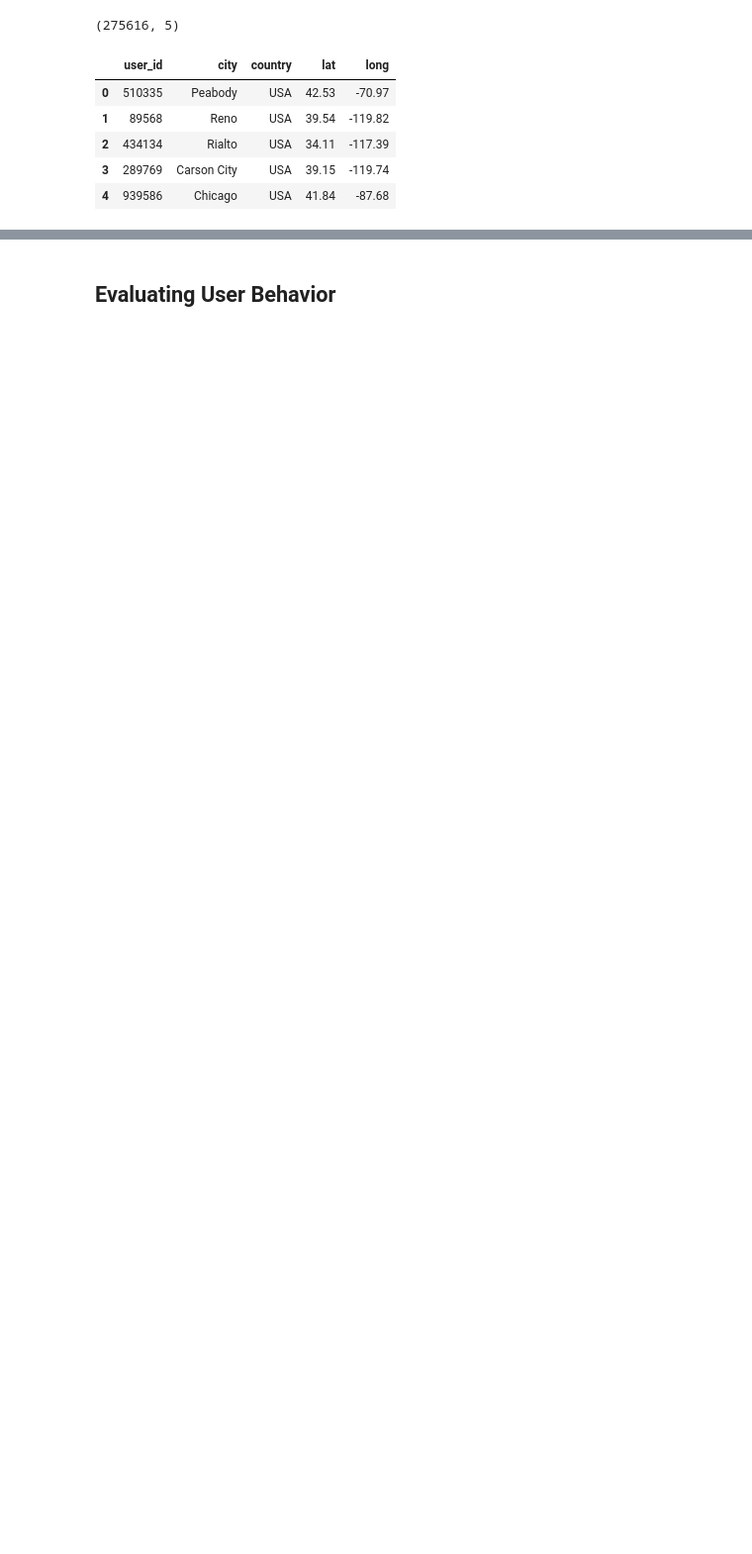
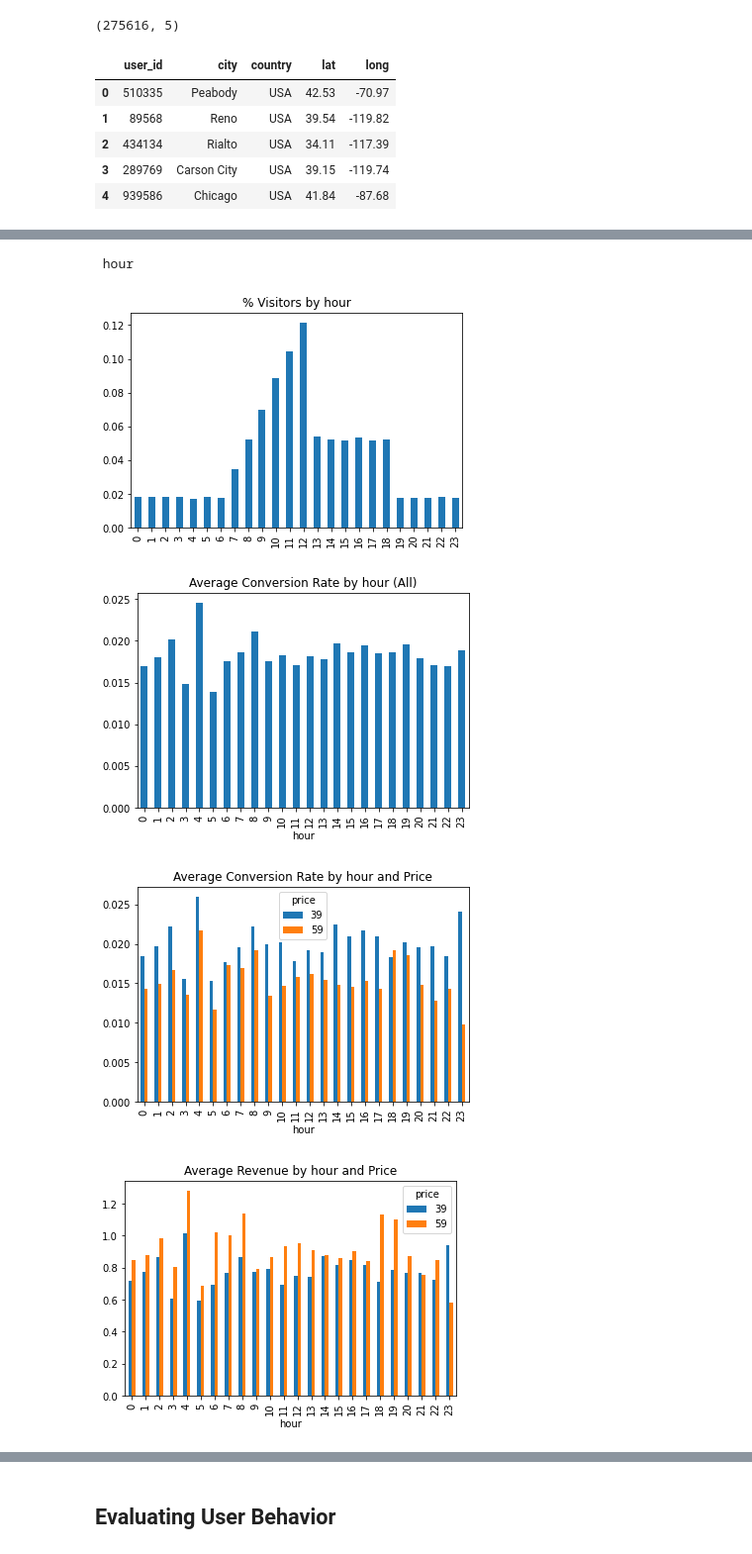
Before and after one commit to bundickm/Data-Masked-Case-Studies, a Jupyter notebook: 06. A_B_Testing_Pricing.ipynb, the cells around one changed output, grey strips where cells are left out. Shown at 99% size. Cells and saved outputs as stored; diff of their text form; code cells hidden in the pictures; blank space fills up the shorter version.

```diff
--- a/06. A_B_Testing_Pricing.ipynb
+++ b/06. A_B_Testing_Pricing.ipynb
@@ -272,0 +273,21 @@ df['hour'] = df['timestamp'].dt.hour
+# %%
+for col in ['hour', 'source', 'operative_system', 'device']:
+    print('\n', col)
+    df[col].value_counts(normalize=True).sort_index().plot.bar()
+    plt.title('% Visitors by ' + col)
+    plt.show()
+    df.groupby(col)['converted'].mean().plot.bar();
+    plt.title('Average Conversion Rate by ' + col + ' (All)')
+    plt.show()
+    df.pivot_table('converted', col, 'price').plot.bar();
+    plt.title('Average Conversion Rate by ' + col + ' and Price')
+    plt.show()
+    df.pivot_table('revenue', col, 'price').plot.bar()
+    plt.title('Average Revenue by ' + col + ' and Price')
+    plt.show()
+# %% [output]
+ hour
+[figure, added]
+[figure, added]
+[figure, added]
+[figure, added]
```
Also changed, not shown: parts of 15 cells of this notebook.
